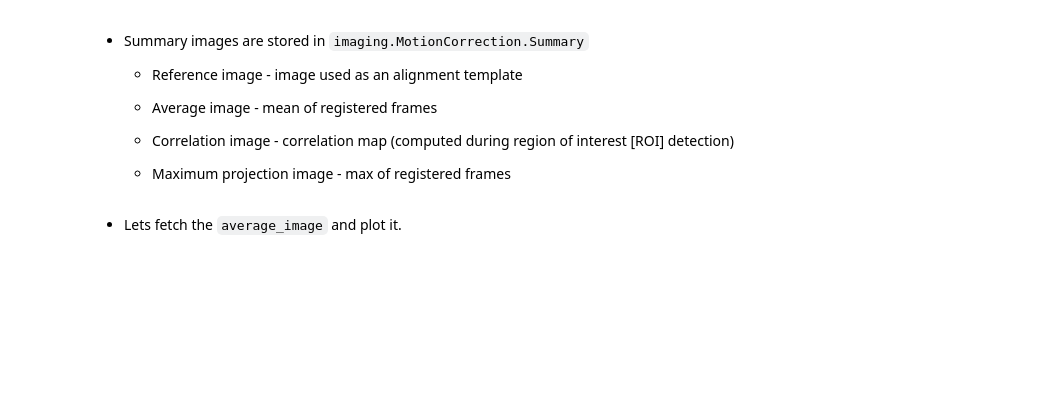
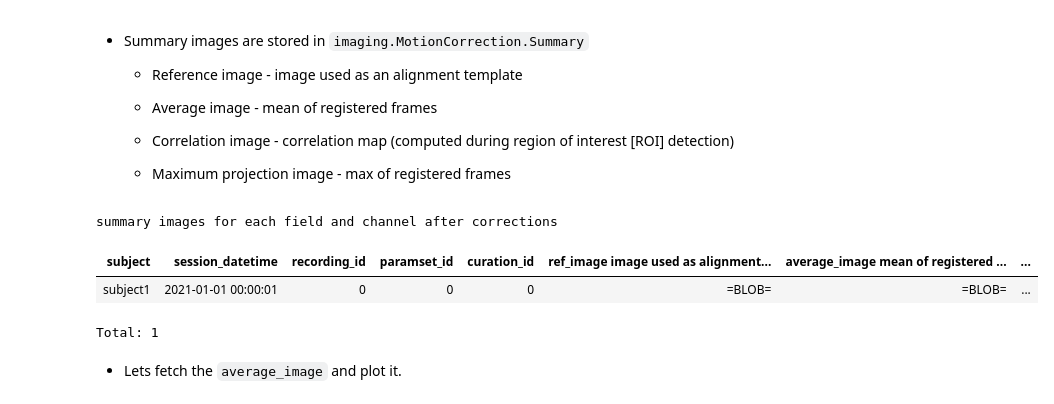
Before and after one commit to datajoint/workflow-miniscope, a Jupyter notebook: notebooks/05-explore.ipynb, the cells around one changed output. Cells and saved outputs as stored; diff of their text form; code cells hidden in the pictures; blank space fills up the shorter version.

```diff
--- a/notebooks/05-explore.ipynb
+++ b/notebooks/05-explore.ipynb
@@ -106,7 +156,12 @@ miniscope.MotionCorrection.Block & curation_key & 'block_id=0'
 
     + Maximum projection image - max of registered frames
 # %%
-miniscope.MotionCorrection.Summary & curation_key & 'field_idx=0'
+miniscope.MotionCorrection.Summary & curation_key
+# %% [output]
+summary images for each field and channel after corrections
+| subject | session_datetime | recording_id | paramset_id | curation_id | ref_image image used as alignment... | average_image mean of registered ... | ... |
+| subject1 | 2021-01-01 00:00:01 | 0 | 0 | 0 | =BLOB= | =BLOB= | ... |
+Total: 1
 # %% [markdown]
 + Lets fetch the `average_image` and plot it.
 # %%
```
Also changed, not shown: parts of 19 cells of this notebook, 1 other file.
